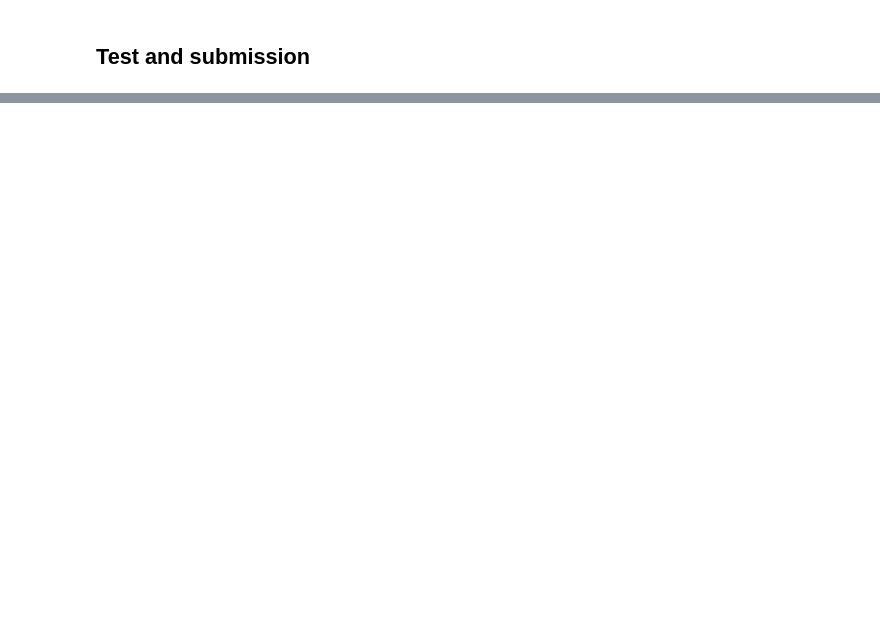
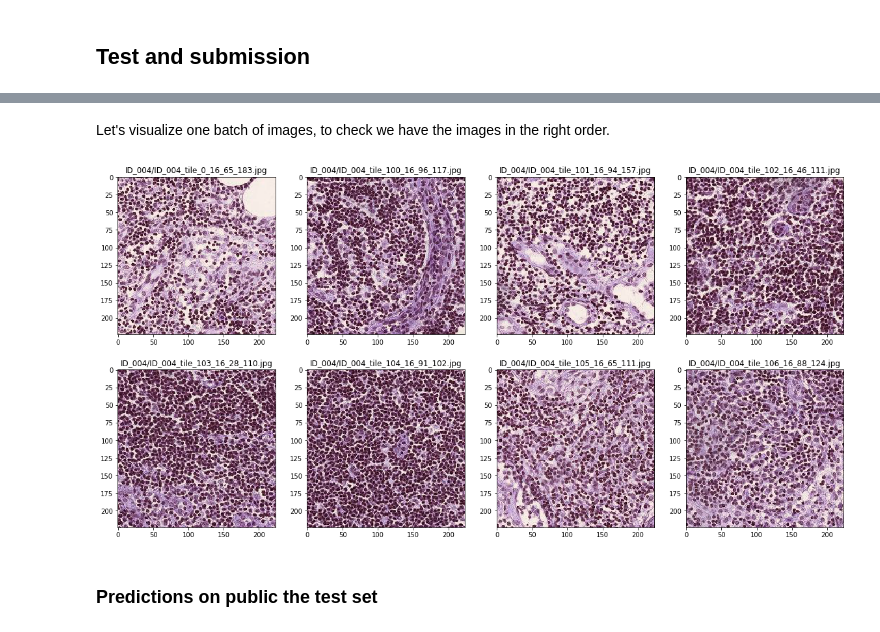
Before and after one commit to jguillon/owkin-challenge-data, a Jupyter notebook: notebooks/transfer_learning.ipynb, the cells around one changed output, grey strips where cells are left out. Saved outputs shown, nothing was run; the diff lists cells and outputs as text; code cells hidden in the pictures; blank space fills up the shorter version.

Commit message:
Add image generator for test and training sets

```diff
--- a/notebooks/transfer_learning.ipynb
+++ b/notebooks/transfer_learning.ipynb
@@ -220,0 +230,10 @@ Epoch 1/10
+# %%
+from keras.applications.resnet50 import preprocess_input
+
+train_image_iterator, train_filenames_df, train_output = utils.load_training_images(
+    data_dir=Path('data'),
+    target_size=(HEIGHT,WIDTH),
+    batch_size=BATCH_SIZE,
+    preprocessing_function=preprocess_input,
+    with_annotated=False
+)
@@ -262,0 +308,10 @@ array([[9.93449628e-01, 6.55034836e-03],
+# %%
+from keras.applications.resnet50 import preprocess_input
+
+logging.getLogger().setLevel(logging.INFO) # we don't want every filename displayed
+test_data_generator, test_filenames_df = utils.load_test_images(
+    data_dir=Path('data'),
+    target_size=(HEIGHT,WIDTH),
+    batch_size=BATCH_SIZE,
+    preprocessing_function=preprocess_input
+)
@@ -262,0 +348,23 @@ array([[9.93449628e-01, 6.55034836e-03],
+# %% [markdown]
+Let's visualize one batch of images, to check we have the images in the right order.
+# %%
+%matplotlib inline
+import matplotlib.pyplot as plt
+
+def unpreprocess_image(im):
+    """Undo the preprocessing done for the ResNet50 network."""
+    im2 = (im - np.min(im)) / (np.max(im) - np.min(im)) * 255
+    im2 = im2.astype(np.uint8)
+    return im2
+
+plt.figure(figsize=(20,30))
+test_data_generator.reset()
+images_batch = test_data_generator.next()
+for i in range(BATCH_SIZE):
+    plt.subplot(2,4,i+1)
+    plt.title(test_filenames_df['Filename'][i])
+    plt.imshow(unpreprocess_image(images_batch[i,:,:,:]))
+# %% [output]
+[figure, added]
+# %% [markdown]
+### Predictions on public the test set
```
Also changed, not shown: parts of 31 cells of this notebook, 2 other files.
